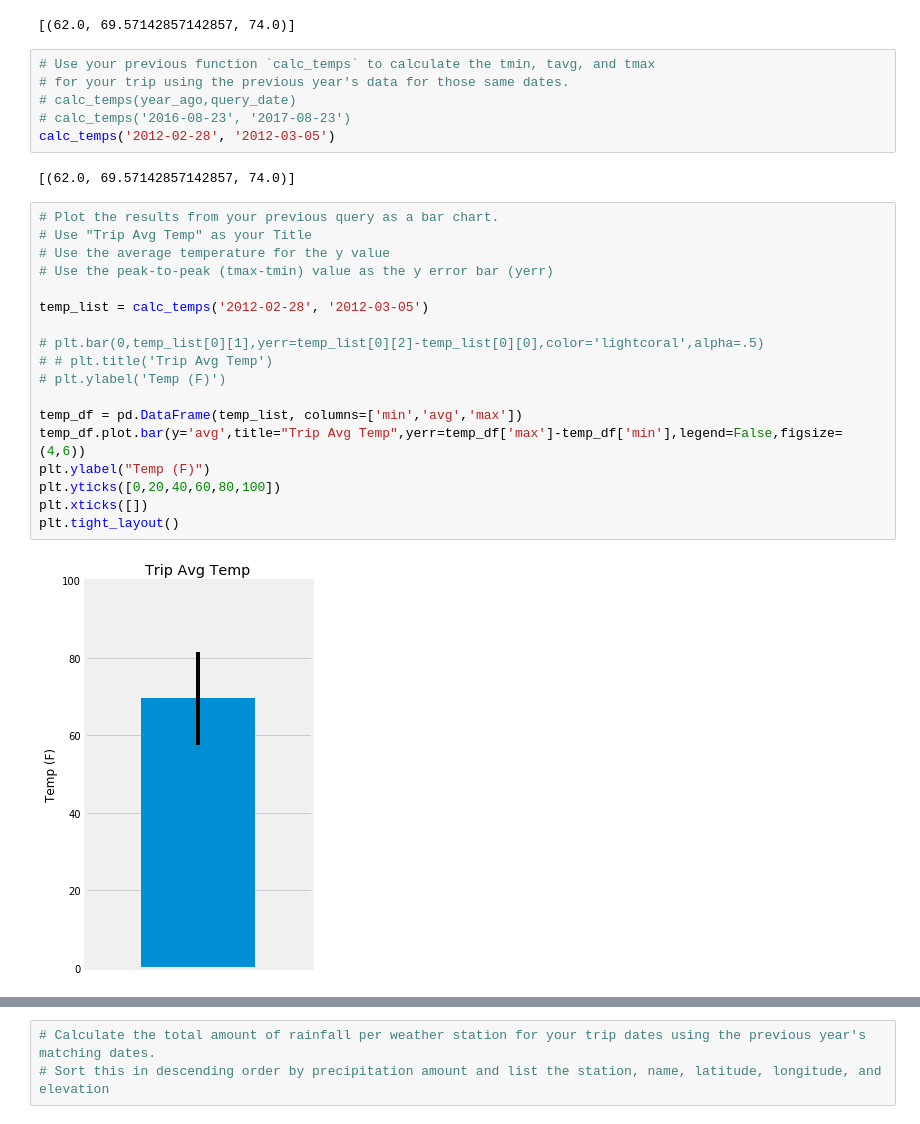
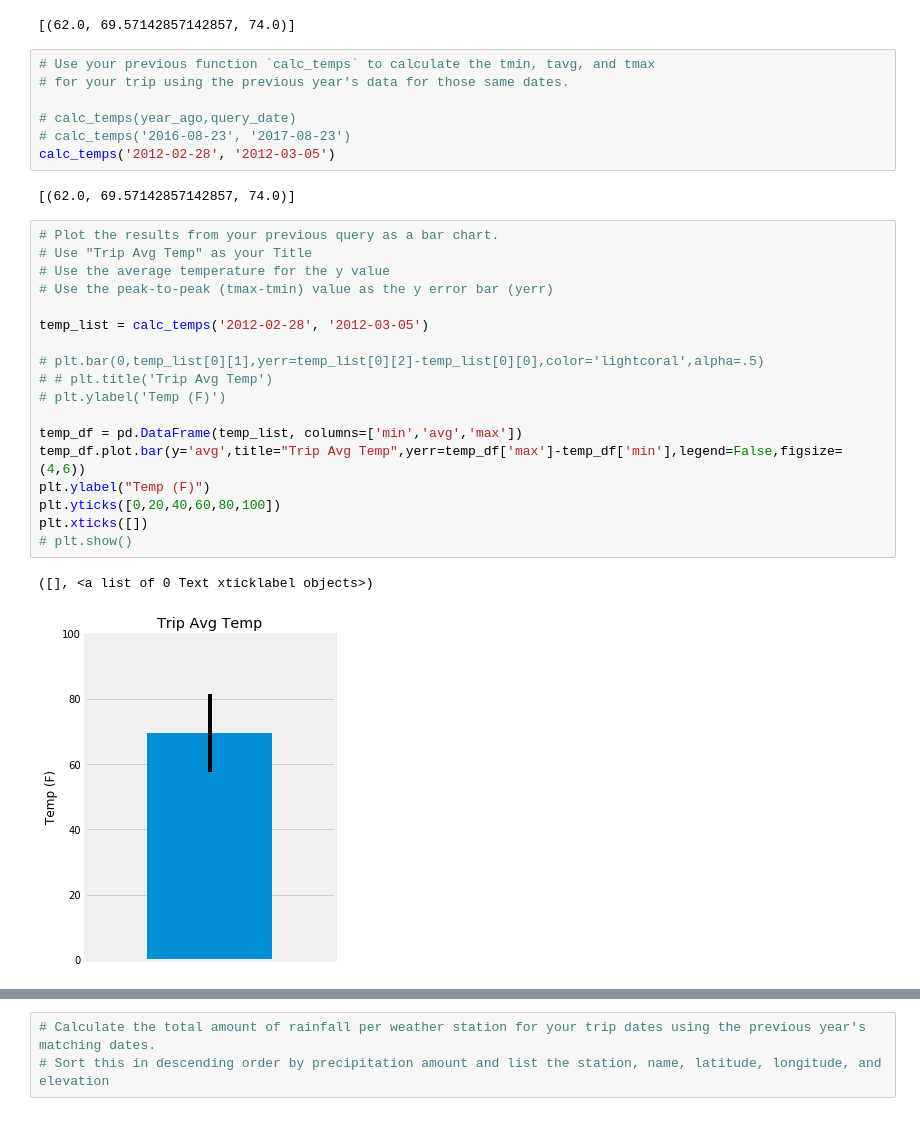
Before and after one commit to robert-rd-wood/Homework-10, a Jupyter notebook: climate.ipynb, the cells around one changed output, grey strips where cells are left out. Saved outputs shown, nothing was run; the diff lists cells and outputs as text.

```diff
--- a/climate.ipynb
+++ b/climate.ipynb
@@ -200,6 +226,7 @@ print(calc_temps('2012-02-28', '2012-03-05'))
 # %%
 # Use your previous function `calc_temps` to calculate the tmin, tavg, and tmax
 # for your trip using the previous year's data for those same dates.
+
 # calc_temps(year_ago,query_date)
 # calc_temps('2016-08-23', '2017-08-23')
 calc_temps('2012-02-28', '2012-03-05')
@@ -208,20 +235,21 @@ calc_temps('2012-02-28', '2012-03-05')
 # %%
 # Plot the results from your previous query as a bar chart.
 # Use "Trip Avg Temp" as your Title
 # Use the average temperature for the y value
 # Use the peak-to-peak (tmax-tmin) value as the y error bar (yerr)
 
 temp_list = calc_temps('2012-02-28', '2012-03-05')
 
 # plt.bar(0,temp_list[0][1],yerr=temp_list[0][2]-temp_list[0][0],color='lightcoral',alpha=.5)
 # # plt.title('Trip Avg Temp')
 # plt.ylabel('Temp (F)')
 
 temp_df = pd.DataFrame(temp_list, columns=['min','avg','max'])
 temp_df.plot.bar(y='avg',title="Trip Avg Temp",yerr=temp_df['max']-temp_df['min'],legend=False,figsize=(4,6))
 plt.ylabel("Temp (F)")
 plt.yticks([0,20,40,60,80,100])
 plt.xticks([])
-plt.tight_layout()
+# plt.show()
 # %% [output]
+([], <a list of 0 Text xticklabel objects>)
-[figure, old version]
+[figure, new version]
```
Also changed, not shown: parts of 5 cells of this notebook.
